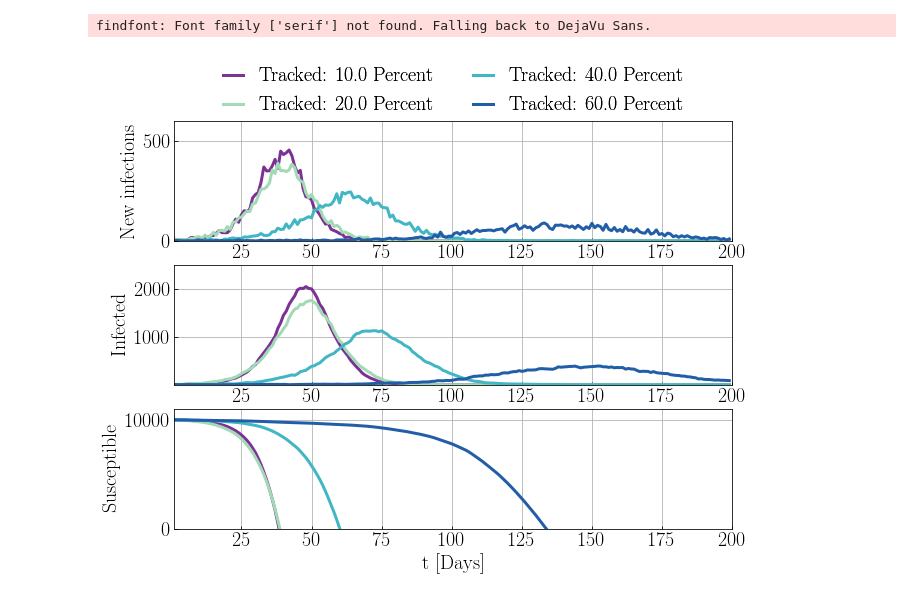
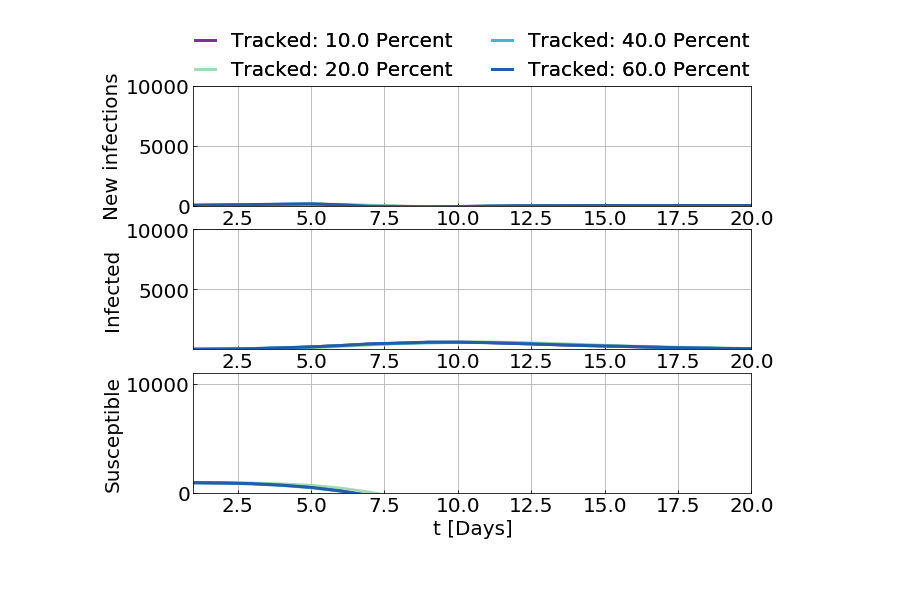
Before and after one commit to chrhck/contagion, a Jupyter notebook: examples/con_contact.ipynb, the cells around one changed output. Cells and saved outputs as stored; diff of their text form; code cells hidden in the pictures.

```diff
--- a/examples/con_contact.ipynb
+++ b/examples/con_contact.ipynb
@@ -20,7 +20,7 @@ from contagion import Contagion, config
 tracking_fractions = [0.1,0.2,0.4,0.6]
 # Some options
 config["debug_level"] = 0
-config["population size"] = 10000
+config["population size"] = 1000
 config["average social circle"] = 40
 config["infected"] = 10
 config['re-use population'] = False
@@ -36,7 +36,7 @@ for tracked_fraction in tracking_fractions:
     # Running the simulations
     contagion.sim()
     # Storing results
-    infections.append(contagion.statistics['new infections'])
+    infections.append(np.diff(contagion.statistics['incubation']))
     infectious.append(contagion.statistics['infectious'])
 # %%
 # Plotting standards
@@ -55,13 +55,13 @@ colors = [
     '#a1dab4',
     '#41b6c4',
     '#225ea8']
-high_x = 200
+high_x = 20
 #  New infections
 for i, tracked_fraction in enumerate(tracking_fractions):
-    ax1.plot(contagion.t, infections[i], color=colors[i],
+    ax1.plot(contagion.t[1:], infections[i], color=colors[i],
             lw=lw, label='Tracked: %.1f Percent' %(tracked_fraction*100.))
 ax1.set_xlim(1e0, high_x)
-ax1.set_ylim(0., 600)
+ax1.set_ylim(0., 10000)
 ax1.set_xscale('linear')
 ax1.set_yscale('linear')
 # ax1.set_xlabel(r't [Days]', fontsize=fontsize)
@@ -75,36 +75,35 @@ lgd1 = ax1.legend(h,l, loc=9, bbox_to_anchor=(0.5, +1.6),
 ax1.add_artist(lgd1)
 ax1.grid(True)
 # Infection total
 for i, tracked_fraction in enumerate(tracking_fractions):
     ax2.plot(contagion.t, infectious[i], color=colors[i],
             lw=lw)
 ax2.set_xlim(1e0, high_x)
-ax2.set_ylim(1e0, 2500)
+ax2.set_ylim(1e0, 10000)
 ax2.grid(True)
 ax2.set_xscale('linear')
 ax2.set_yscale('linear')
 ax2.set_xlabel(r't [Days]', fontsize=fontsize)
 ax2.set_ylabel(r'Infected', fontsize=fontsize)
 ax2.tick_params(axis = 'both', which = 'major', labelsize=fontsize, direction='in')
 ax2.tick_params(axis = 'both', which = 'minor', labelsize=fontsize, direction='in')
 # Healthy
 for i, tracked_fraction in enumerate(tracking_fractions):
     ax3.plot(contagion.t,
              config['population size'] - np.cumsum(infectious[i]),
              lw=lw, color=colors[i],)
 ax3.set_xlim(1., high_x)
 ax3.set_ylim(0., 11000)
 ax3.set_xscale('linear')
 ax3.set_yscale('linear')
 ax3.set_xlabel(r't [Days]', fontsize=fontsize)
 ax3.set_ylabel(r'Susceptible', fontsize=fontsize)
 ax3.tick_params(axis = 'both', which = 'major', labelsize=fontsize, direction='in')
 ax3.tick_params(axis = 'both', which = 'minor', labelsize=fontsize, direction='in')
 ax3.grid(True)
 plt.show()
 # %% [output]
-findfont: Font family ['serif'] not found. Falling back to DejaVu Sans.
-[figure, old version]
+[figure, new version]
 # %%
 figure.savefig(PICS + "Contagion_Contact_Tracing.png",
                bbox_inches='tight')
```
Also changed, not shown: 5 other files.
